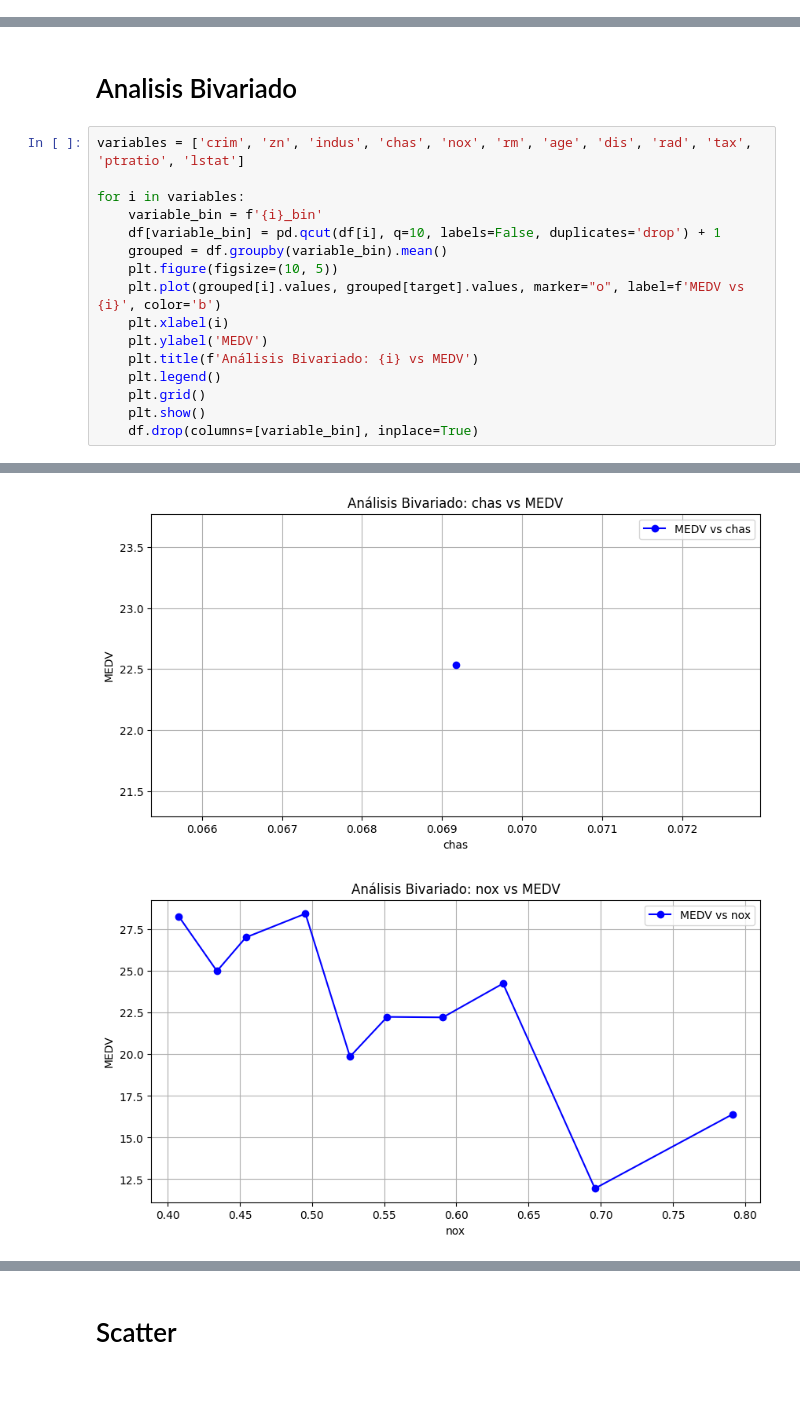
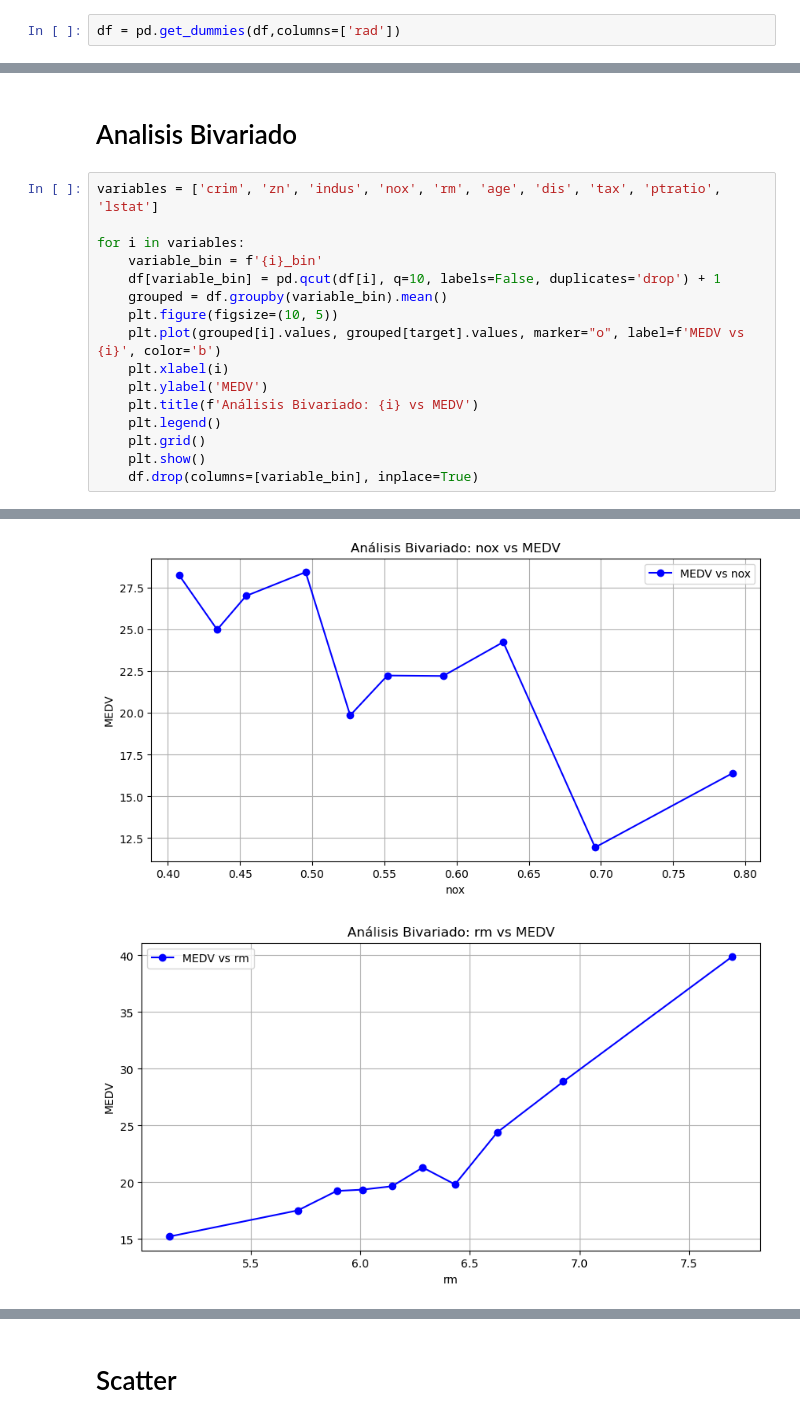
Before and after one commit to Rolando1708/Analisis_de_Aprendizaje_Estadistico, a Jupyter notebook: Parcial 1/Examen_practico_RolandoFortanell.ipynb, the cells around one changed output, grey strips where cells are left out. Drawn from its saved outputs; the diff is of its cells as text; blank space fills up the shorter version.

```diff
--- a/Parcial 1/Examen_practico_RolandoFortanell.ipynb
+++ b/Parcial 1/Examen_practico_RolandoFortanell.ipynb
@@ -37,6 +37,8 @@ df.head()
 # %%
 target = 'medv'
 y = df[target]
+# %%
+df = pd.get_dummies(df,columns=['rad'])
 # %%
 df.head()
 # %% [output]
@@ -64,24 +67,24 @@ def calibracion(predicciones, y, bins):
 # %% [markdown]
 # Analisis Bivariado
 # %%
-variables = ['crim', 'zn', 'indus', 'chas', 'nox', 'rm', 'age', 'dis', 'rad', 'tax', 'ptratio', 'lstat']
+variables = ['crim', 'zn', 'indus', 'nox', 'rm', 'age', 'dis', 'tax', 'ptratio', 'lstat']
 
 for i in variables:
     variable_bin = f'{i}_bin'
     df[variable_bin] = pd.qcut(df[i], q=10, labels=False, duplicates='drop') + 1
     grouped = df.groupby(variable_bin).mean()
     plt.figure(figsize=(10, 5))
     plt.plot(grouped[i].values, grouped[target].values, marker="o", label=f'MEDV vs {i}', color='b')
     plt.xlabel(i)
     plt.ylabel('MEDV')
     plt.title(f'Análisis Bivariado: {i} vs MEDV')
     plt.legend()
     plt.grid()
     plt.show()
     df.drop(columns=[variable_bin], inplace=True)
 # %% [output]
 [figure]
 [figure]
 [figure]
-[figure, old version]
+[figure, new version]
-[figure, old version]
+[figure, new version]
```
Also changed, not shown: parts of 25 cells of this notebook, 1 other file.
